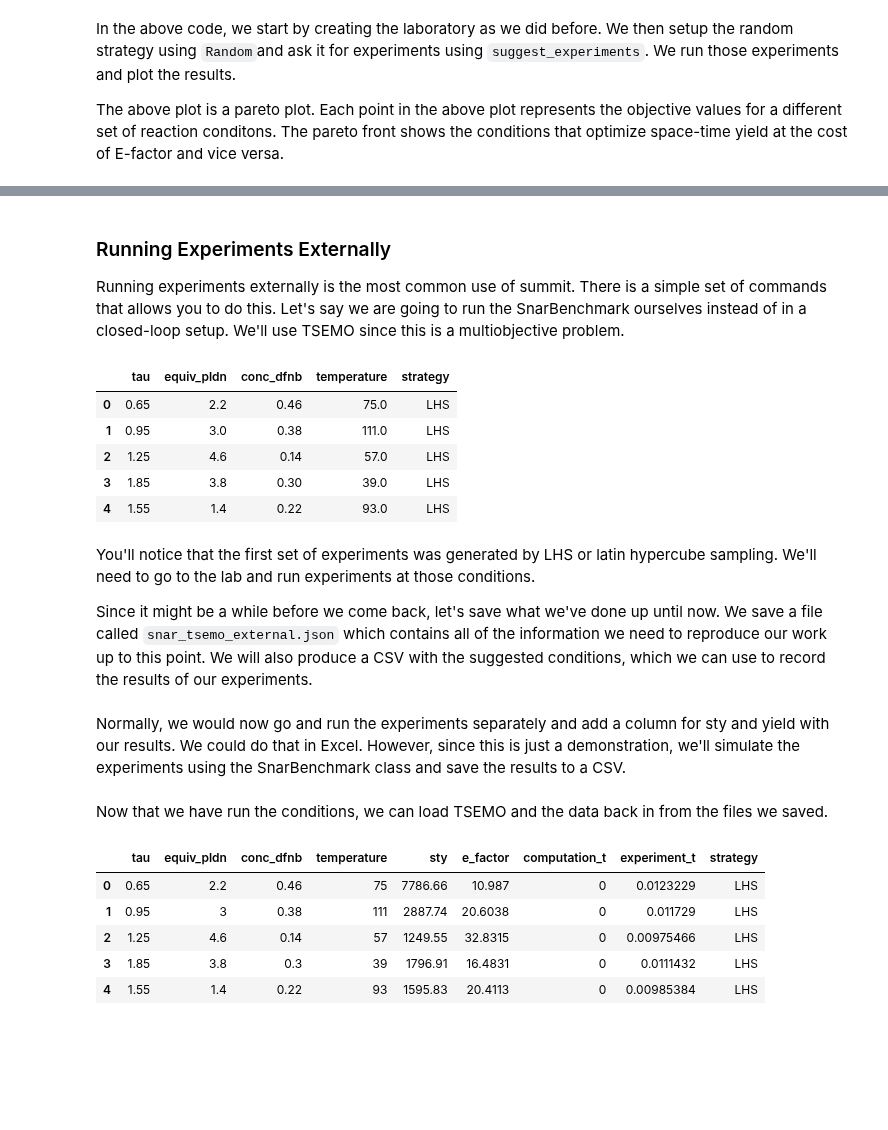
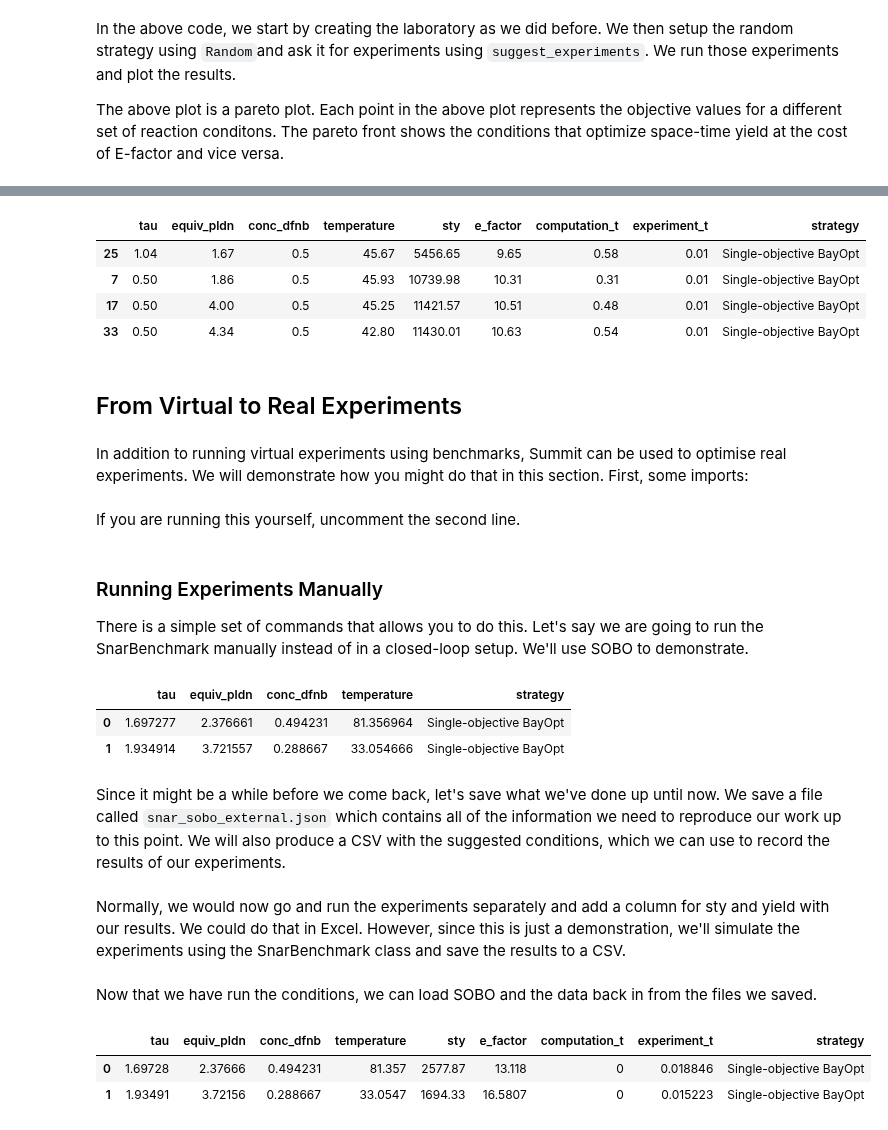
Before and after one commit to sustainable-processes/summit, a Jupyter notebook: docs/source/tutorial.ipynb, the cells around one changed output, grey strips where cells are left out. Saved outputs shown, nothing was run; the diff lists cells and outputs as text; code cells hidden in the pictures; blank space fills up the shorter version.

```diff
--- a/docs/source/tutorial.ipynb
+++ b/docs/source/tutorial.ipynb
@@ -225,0 +140,12 @@ pareto_data
+# %%
+exp.pareto_data.round(2)
+# %% [output]
+|  | tau | equiv_pldn | conc_dfnb | temperature | sty | e_factor | computation_t | experiment_t | strategy |
+| 25 | 1.04 | 1.67 | 0.5 | 45.67 | 5456.65 | 9.65 | 0.58 | 0.01 | Single-objective BayOpt |
+| 7 | 0.50 | 1.86 | 0.5 | 45.93 | 10739.98 | 10.31 | 0.31 | 0.01 | Single-objective BayOpt |
+| 17 | 0.50 | 4.00 | 0.5 | 45.25 | 11421.57 | 10.51 | 0.48 | 0.01 | Single-objective BayOpt |
+| 33 | 0.50 | 4.34 | 0.5 | 42.80 | 11430.01 | 10.63 | 0.54 | 0.01 | Single-objective BayOpt |
+# %% [markdown]
+## From Virtual to Real Experiments
+# %% [markdown]
+In addition to running virtual experiments using benchmarks, Summit can be used to optimise real experiments. We will demonstrate how you might do that in this section. First, some imports:
@@ -226,4 +158,9 @@ pareto_data
+# %% [markdown]
+If you are running this yourself, uncomment the second line.
+# %%
+FOLDER = pathlib.Path("_static/")  # When using this in the context of docs
+# FOLDER = pathlib.Path(".")
 # %% [markdown]
-### Running Experiments Externally
+### Running Experiments Manually
 
-Running experiments externally is the most common use of summit. There is a simple set of commands that allows you to do this. Let's say we are going to run the SnarBenchmark ourselves instead of in a closed-loop setup. We'll use TSEMO since this is a multiobjective problem.
+ There is a simple set of commands that allows you to do this. Let's say we are going to run the SnarBenchmark manually instead of in a closed-loop setup. We'll use SOBO to demonstrate.
@@ -236,21 +168,20 @@ from summit.utils.dataset import DataSet
 # We are just going to get the domain from the SnarBenchmark
 exp = SnarBenchmark()
 
-# Instatiate TSEMO
-tsemo = TSEMO2(exp.domain)
+transform = MultitoSingleObjective(
+    exp.domain, expression="-sty/1e4+e_factor/100", maximize=False
+)
+
+# Instantiate SOBO
+strategy = SOBO(exp.domain, transform=transform)
 
 # To get the first experiments
-next_experiments = tsemo.suggest_experiments(5)
+next_experiments = strategy.suggest_experiments(2)
 next_experiments
 # %% [output]
 |  | tau | equiv_pldn | conc_dfnb | temperature | strategy |
-| 0 | 0.65 | 2.2 | 0.46 | 75.0 | LHS |
-| 1 | 0.95 | 3.0 | 0.38 | 111.0 | LHS |
-| 2 | 1.25 | 4.6 | 0.14 | 57.0 | LHS |
-| 3 | 1.85 | 3.8 | 0.30 | 39.0 | LHS |
-| 4 | 1.55 | 1.4 | 0.22 | 93.0 | LHS |
+| 0 | 1.697277 | 2.376661 | 0.494231 | 81.356964 | Single-objective BayOpt |
+| 1 | 1.934914 | 3.721557 | 0.288667 | 33.054666 | Single-objective BayOpt |
 # %% [markdown]
-You'll notice that the first set of experiments was generated by LHS or latin hypercube sampling. We'll need to go to the lab and run experiments at those conditions.
-
-Since it might be a while before we come back, let's save what we've done up until now. We save a file called `snar_tsemo_external.json` which contains all of the information we need to reproduce our work up to this point.  We will also produce a CSV with the suggested conditions, which we can use to record the results of our experiments.
+Since it might be a while before we come back, let's save what we've done up until now. We save a file called `snar_sobo_external.json` which contains all of the information we need to reproduce our work up to this point.  We will also produce a CSV with the suggested conditions, which we can use to record the results of our experiments.
 # %%
@@ -267,17 +199,14 @@ results.to_csv('assets/snar_experiments_external_1.csv')
 # %% [markdown]
-Now that we have run the conditions, we can load TSEMO and the data back in from the files we saved.
+Now that we have run the conditions, we can load SOBO and the data back in from the files we saved.
 # %%
 # Load in previous TSEMO hyperparameters and internal state
-tsemo = TSEMO2.load('assets/snar_tsemo_external.json')
+strategy = SOBO.load(FOLDER / 'snar_sobo_external.json')
 
 # Load in experimental results
-prev_res = DataSet.read_csv('assets/snar_experiments_external_1.csv')
+prev_res = DataSet.read_csv(FOLDER / 'snar_experiments_external_1.csv')
 prev_res
 # %% [output]
 |  | tau | equiv_pldn | conc_dfnb | temperature | sty | e_factor | computation_t | experiment_t | strategy |
-| 0 | 0.65 | 2.2 | 0.46 | 75 | 7786.66 | 10.987 | 0 | 0.0123229 | LHS |
-| 1 | 0.95 | 3 | 0.38 | 111 | 2887.74 | 20.6038 | 0 | 0.011729 | LHS |
-| 2 | 1.25 | 4.6 | 0.14 | 57 | 1249.55 | 32.8315 | 0 | 0.00975466 | LHS |
-| 3 | 1.85 | 3.8 | 0.3 | 39 | 1796.91 | 16.4831 | 0 | 0.0111432 | LHS |
-| 4 | 1.55 | 1.4 | 0.22 | 93 | 1595.83 | 20.4113 | 0 | 0.00985384 | LHS |
+| 0 | 1.69728 | 2.37666 | 0.494231 | 81.357 | 2577.87 | 13.118 | 0 | 0.018846 | Single-objective BayOpt |
+| 1 | 1.93491 | 3.72156 | 0.288667 | 33.0547 | 1694.33 | 16.5807 | 0 | 0.015223 | Single-objective BayOpt |
 # %% [markdown]
```
Also changed, not shown: parts of 39 cells of this notebook, 40 other files.
